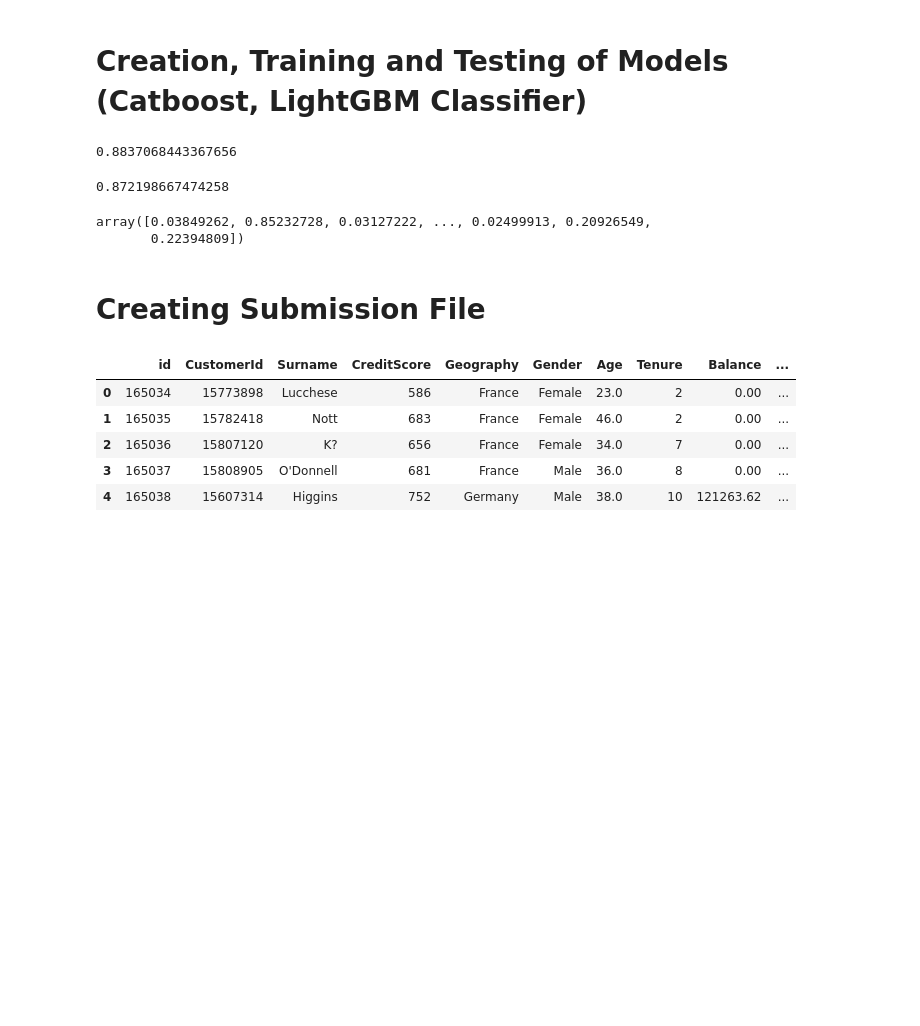
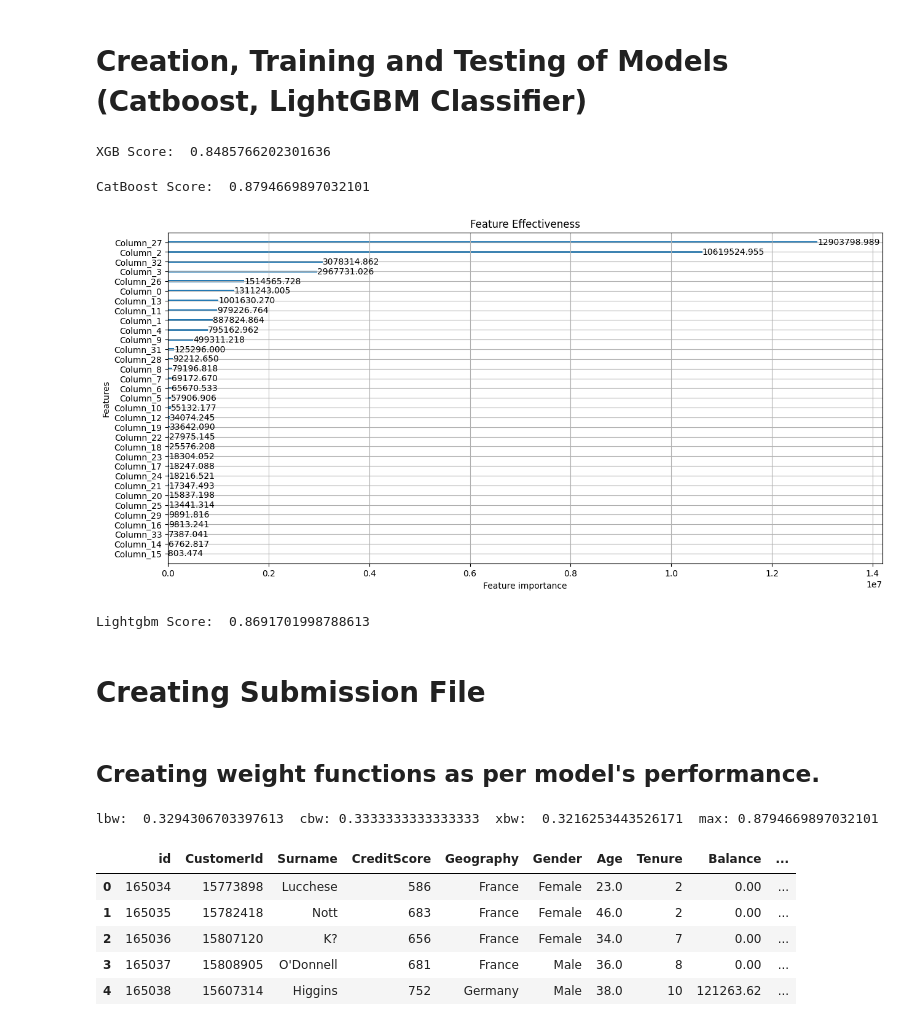
Before and after one commit to snajeebz/Titanic-Kaggle-Competition, a Jupyter notebook: bank-churn-catboost-lgbm.ipynb, the cells around one changed output. Cells and saved outputs as stored; diff of their text form; code cells hidden in the pictures; blank space fills up the shorter version.

Commit message:
Kaggle Notebook | Bank Churn CatBoost + LGBM + XGB 5 Added Features | Version 29

```diff
--- a/bank-churn-catboost-lgbm.ipynb
+++ b/bank-churn-catboost-lgbm.ipynb
@@ -453,27 +455,52 @@ X.keys()
 test_df=scale(test_df)
 # %% [markdown]
 # Creation, Training and Testing of Models (Catboost, LightGBM Classifier)
+# %%
+#'alpha': 1e-07, 'learning_rate': 0.01, 'n_estimators': 1000
+import xgboost as xgb
+XGB = xgb.XGBClassifier(objective="binary:logistic",seed=42, alpha= 1**-7,learning_rate=0.01,n_estimators=50000)
+XGB.fit(X_train,y_train)
+xbs=float(XGB.score(X_test,y_test))
+print('XGB Score: ',xbs)
+# %% [output]
+XGB Score:  0.8485766202301636
 # %%
 from catboost import CatBoostClassifier
-model = CatBoostClassifier(logging_level='Silent')
+model = CatBoostClassifier(eval_metric='AUC',learning_rate=0.001,iterations=50000,logging_level='Silent')
 model.fit(scale(X),y)
-model.score(X_test,y=y_test.astype('string'))
+cbs=float(model.score(X_test,y=y_test.astype('string')))
+print('CatBoost Score: ',cbs)
 # %% [output]
-0.8837068443367656
+CatBoost Score:  0.8794669897032101
-# %%
-from lightgbm import LGBMClassifier
-
-mod = LGBMClassifier(metric='auc')
-mod.fit(X_train, y_train)
-mod.score(X_test,y_test)
-# %% [output]
-0.872198667474258
-# %%
-model.predict_proba(scale(test_df))[:,1]
-# %% [output]
-array([0.03849262, 0.85232728, 0.03127222, ..., 0.02499913, 0.20926549,
-       0.22394809])
+# %%
+import lightgbm as lgb
+params = {   'learning_rate': 0.001,
+             'subsample': 0.782,
+             'max_depth': 16,
+             'n_estimators': 50000,
+             'num_leaves': 20
+         }
+mod = lgb.LGBMClassifier(**params)
+mod.fit(X_train, y_train)
+lgb.plot_importance(mod, importance_type="gain",figsize=(15,7),title="Feature Effectiveness")
+plt.show()
+lbs=float(mod.score(X_test,y_test))
+print('Lightgbm Score: ',lbs)
+# %% [output]
+[figure, added]
+Lightgbm Score:  0.8691701998788613
 # %% [markdown]
 # Creating Submission File
+# %% [markdown]
+## Creating weight functions as per model's performance.
+# %%
+m=max(float(lbs),float(cbs), float(xbs))
+lbw=(lbs/m)/3
+cbw=(cbs/m)/3
+xbw=(xbs/m)/3
+
+print('lbw: ',lbw,' cbw:',cbw,' xbw: ',xbw,' max:',m)
+# %% [output]
+lbw:  0.3294306703397613  cbw: 0.3333333333333333  xbw:  0.3216253443526171  max: 0.8794669897032101
 # %%
 #y=np.round_(mod.predict_proba(scale(test_df)),decimals=1)
```
Also changed, not shown: parts of 11 cells of this notebook.
